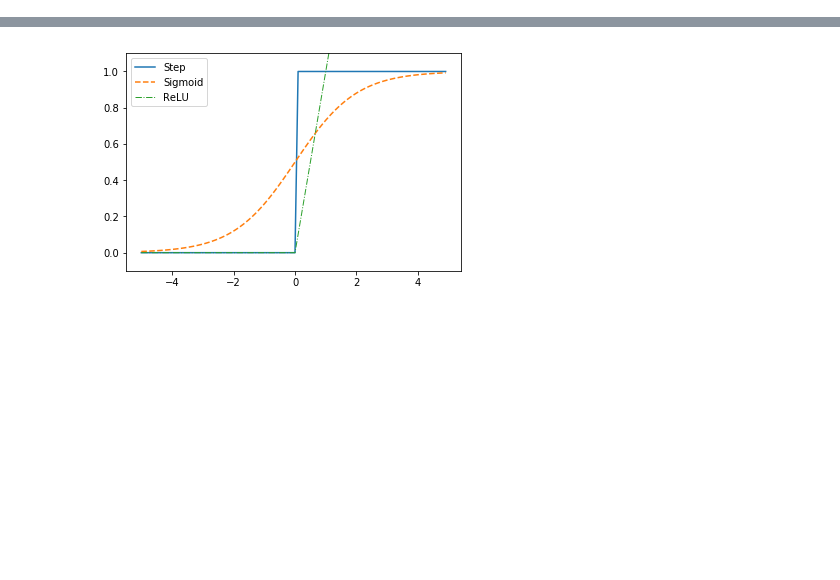
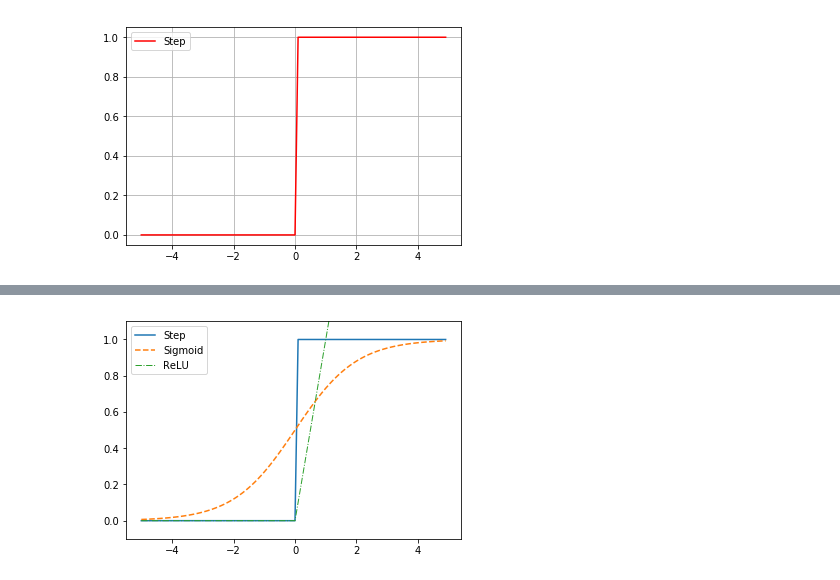
Before and after one commit to fractus-io/neural-networks-tutorial, a Jupyter notebook: NeuralNetworksBasics.ipynb, the cells around one changed output, grey strips where cells are left out. Drawn from its saved outputs; the diff is of its cells as text; code cells hidden in the pictures; blank space fills up the shorter version.

```diff
--- a/NeuralNetworksBasics.ipynb
+++ b/NeuralNetworksBasics.ipynb
@@ -119,0 +109,17 @@ The equations and charts associated with these functions are shown in the follow
+# %%
+import numpy as np
+import matplotlib.pylab as plt
+
+
+def step(x):
+    return np.array(x > 0, dtype=np.int)
+
+x = np.arange(-5.0, 5.0, 0.1)
+y_step = step(x)
+
+plt.grid(True)
+plt.plot(x, y_step, label='Step', color='r')
+plt.legend()
+plt.show()
+# %% [output]
+[figure, added]
```
Also changed, not shown: parts of 4 cells of this notebook.
